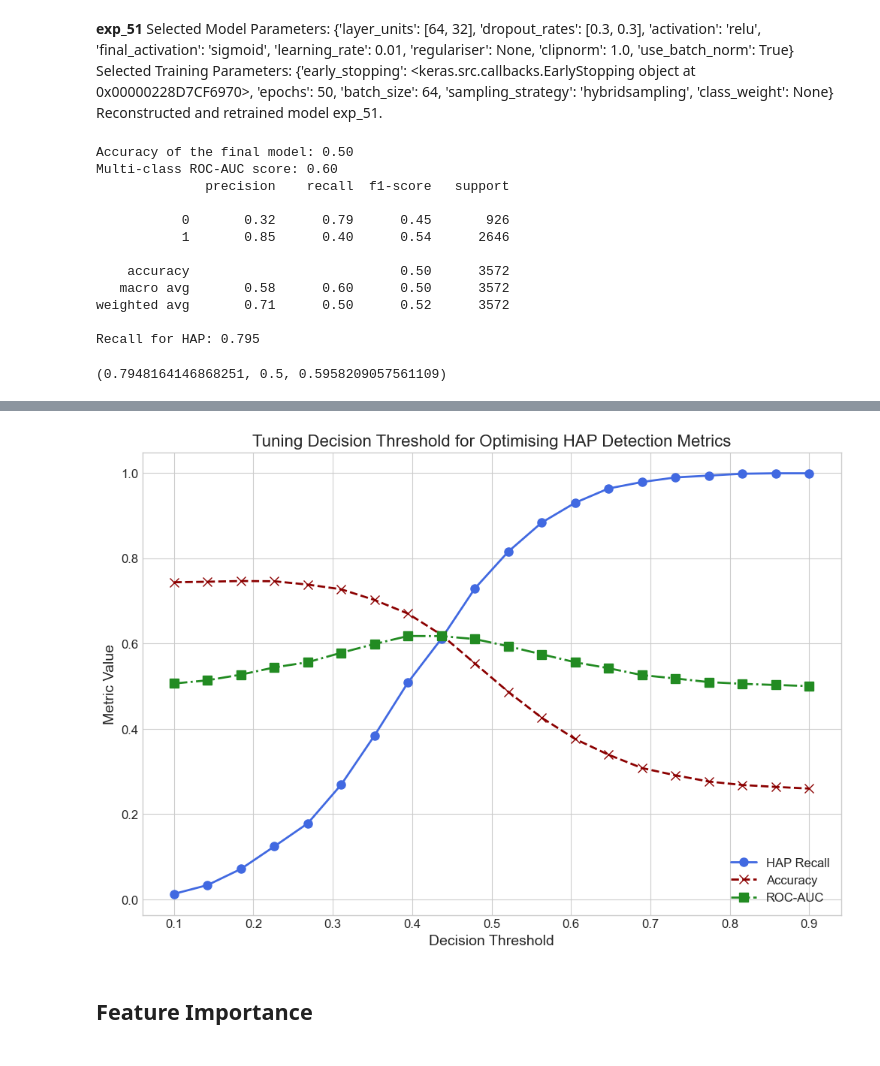
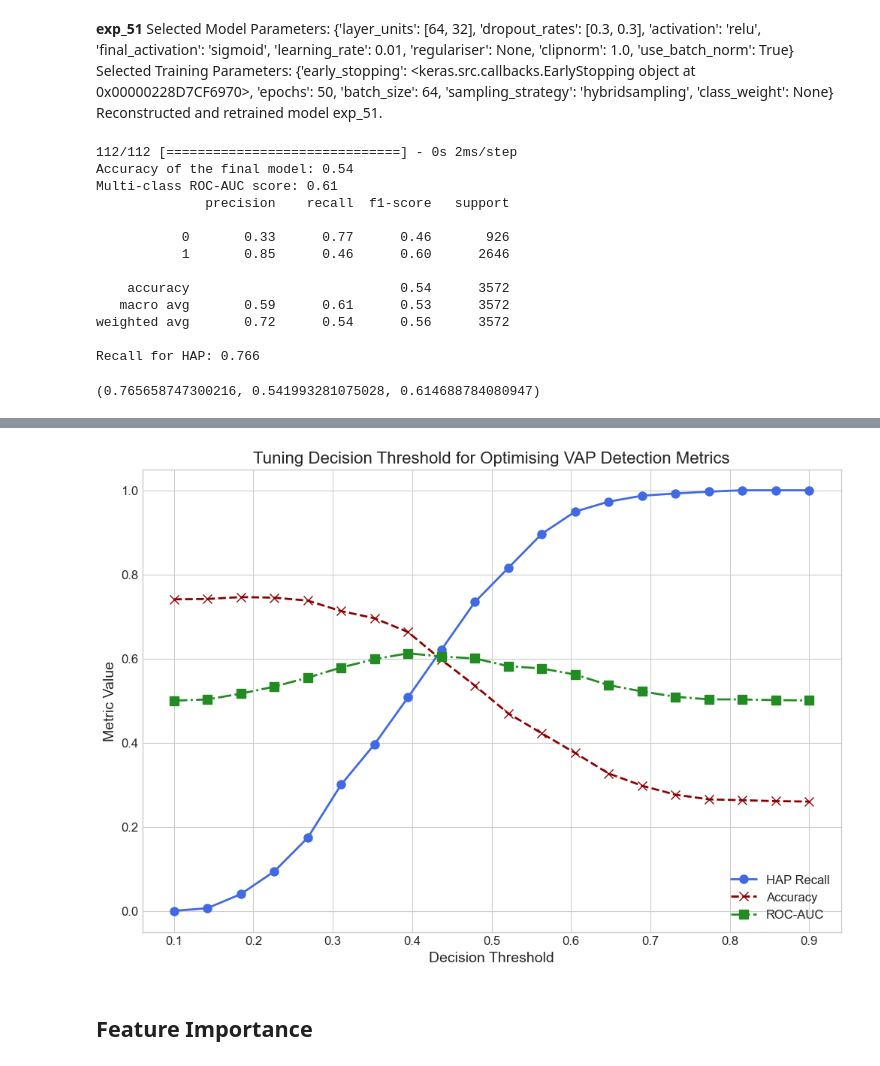
Before and after one commit to wdemichele/COMP90089-VAP-Diagnosis, a Jupyter notebook: HAI_Supervised_Learning.ipynb, the cells around one changed output, grey strips where cells are left out. Cells and saved outputs as stored; diff of their text form; code cells hidden in the pictures.

Commit message:
Final Supervised Learning update

```diff
--- a/HAI_Supervised_Learning.ipynb
+++ b/HAI_Supervised_Learning.ipynb
@@ -825,7 +777,7 @@ sampling = {
 #### Model & Training Params
 # %%
 model_param_grid = {
-    'layer_units': [[64], [128, 64], [64, 32], [128, 64, 32], [64, 48, 32]],
+    'layer_units': [[128, 64], [64, 32]], # [[64], [128, 64], [64, 32]. [128, 64, 32], [64, 48, 32]],
     'dropout_rate': [0.2, 0.3],
     'activation': ['relu'], #, 'tanh'],
     'final_activation': ['sigmoid'],
@@ -844,6 +796,25 @@ training_grid = {
     'sampling_strategy': ['hybridsampling'], #, 'oversampling', 'undersampling', 'none'],
     'class_weight': [None, class_weight_dict]
 }
+
+model_param_grid = {
+    'layer_units': [[64, 32]],
+    'dropout_rate': [ 0.3],
+    'activation': ['relu'], #, 'tanh'],
+    'final_activation': ['sigmoid'],
+    'learning_rate': [0.01],
+    'regulariser': [None], #, regularisers['l1'], regularisers['l2'], regularisers['l1_l2']],
+    'clipnorm': [1.0],
+    'use_batch_norm': [True],
+}
+
+training_grid = {
+    'early_stopping': [early_stopping],
+    'epochs': [50],
+    'batch_size': [64],
+    'sampling_strategy': ['hybridsampling'], #, 'oversampling', 'undersampling', 'none'],
+    'class_weight': [class_weight_dict]
+}
 # %% [markdown]
 #### Model Experiments
 # %%
@@ -922,8 +881,8 @@ ACCURACY_THRESHOLD = 0.5
 for exp_id, exp_data in experiment_results.items():
     y_pred_prob = exp_data['y_pred_prob']
 
-    # Vary the threshold from 0.4 to 0.8
-    for threshold in [i/100 for i in range(40, 81)]:
+    # Vary the threshold from 0.3 to 0.8
+    for threshold in [i/100 for i in range(30, 81)]:
         y_pred = (y_pred_prob > threshold).astype("int32")
 
         # Evaluate the model based on your metrics
@@ -954,15 +913,15 @@ best_sum = sorted(best_sum, key=lambda x: x['recall'] + x['accuracy'], reverse=T
 
 # Print the top 3 models for each criterion along with their recall and accuracy values
 print("Best by Recall:")
-for best in best_recall[:3]:
+for best in best_recall[:5]:
     print(f"Experiment ID: {best['exp_id']}, Threshold: {best['threshold']}, Recall: {best['recall']:.3f}, Accuracy: {best['accuracy']:.3f}")
 
 print("\nBest by Accuracy:")
-for best in best_accuracy[:3]:
+for best in best_accuracy[:5]:
     print(f"Experiment ID: {best['exp_id']}, Threshold: {best['threshold']}, Recall: {best['recall']:.3f}, Accuracy: {best['accuracy']:.3f}")
 
 print("\nBest by Sum:")
-for best in best_sum[:3]:
+for best in best_sum[:5]:
     print(f"Experiment ID: {best['exp_id']}, Threshold: {best['threshold']}, Recall: {best['recall']:.3f}, Accuracy: {best['accuracy']:.3f}")
 # %% [output]
 Best by Recall:
@@ -1008,7 +973,7 @@ def select_experiment_model(experiment_name):
     print(f"Reconstructed and retrained model {experiment_name}.")
     return reconstructed_model
 
-model = select_experiment_model("exp_22")
+model = select_experiment_model("exp_1")
 # %% [output]
 Selected Model Parameters: {'layer_units': [64, 32], 'dropout_rate': 0.3, 'activation': 'relu', 'final_activation': 'sigmoid', 'learning_rate': 0.01, 'regulariser': None, 'clipnorm': 1.0, 'use_batch_n ...
 Selected Training Parameters: {'early_stopping': <keras.src.callbacks.EarlyStopping object at 0x...>, 'epochs': 50, 'batch_size': 64, 'sampling_strategy': 'hybridsampling', 'class_weight': {0: 1.92976 ...
@@ -1023,25 +988,26 @@ Selected Training Parameters: {'early_stopping': <keras.src.callbacks.EarlyStopp
 Reconstructed and retrained model exp_51.
 # %%
 # Evaluate the model
-THRESHOLD = 0.51
+MAXIMISING_THRESHOLD = 0.51
 
-y_pred = (model.predict(X_test) > THRESHOLD).astype("int32")
+y_pred = (model.predict(X_test) > MAXIMISING_THRESHOLD).astype("int32")
 
 evaluate_model(y_pred, y_test)
 # %% [output]
-Accuracy of the final model: 0.50
-Multi-class ROC-AUC score: 0.60
+112/112 [==============================] - 0s 2ms/step
+Accuracy of the final model: 0.54
+Multi-class ROC-AUC score: 0.61
               precision    recall  f1-score   support
 
-           0       0.32      0.79      0.45       926
-           1       0.85      0.40      0.54      2646
+           0       0.33      0.77      0.46       926
+           1       0.85      0.46      0.60      2646
 
-    accuracy                           0.50      3572
-   macro avg       0.58      0.60      0.50      3572
-weighted avg       0.71      0.50      0.52      3572
+    accuracy                           0.54      3572
+   macro avg       0.59      0.61      0.53      3572
+weighted avg       0.72      0.54      0.56      3572
 
-Recall for HAP: 0.795
+Recall for HAP: 0.766
-(0.7948164146868251, 0.5, 0.5958209057561109)
+(0.765658747300216, 0.541993281075028, 0.614688784080947)
 # %%
 import matplotlib.pyplot as plt
 import numpy as np
@@ -1072,7 +1038,7 @@ plt.plot(thresholds, roc_aucs, label='ROC-AUC', marker='s', linestyle='-.', line
 # Labels and titles
 plt.xlabel('Decision Threshold', fontsize=14)
 plt.ylabel('Metric Value', fontsize=14)
-plt.title('Tuning Decision Threshold for Optimising HAP Detection Metrics', fontsize=16)
+plt.title('Tuning Decision Threshold for Optimising VAP Detection Metrics', fontsize=16)
 
 # Add grid, legend, and show
 plt.grid(True)
@@ -1103,4 +1070,4 @@ plt.show()
-[figure, old version]
+[figure, new version]
 # %% [markdown]
 ## Feature Importance
 # %%
```
Also changed, not shown: parts of 19 cells of this notebook.
